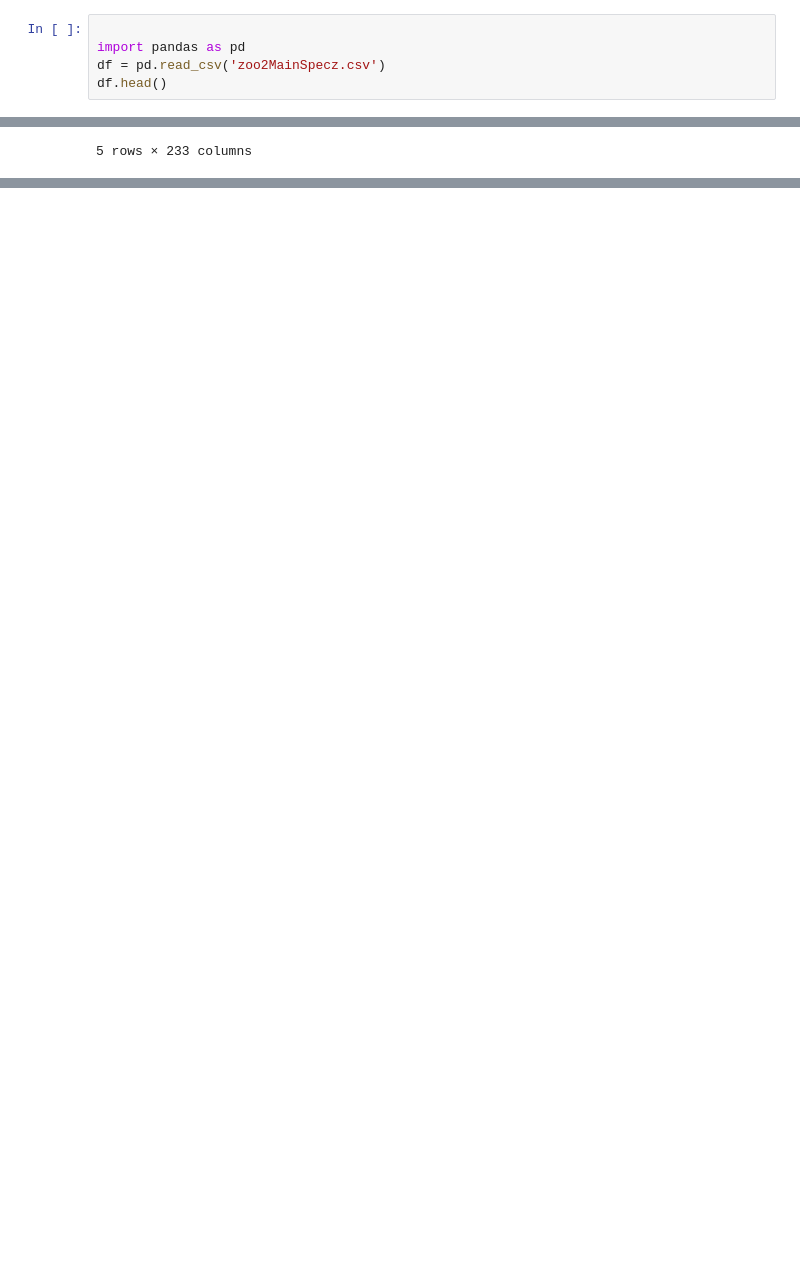
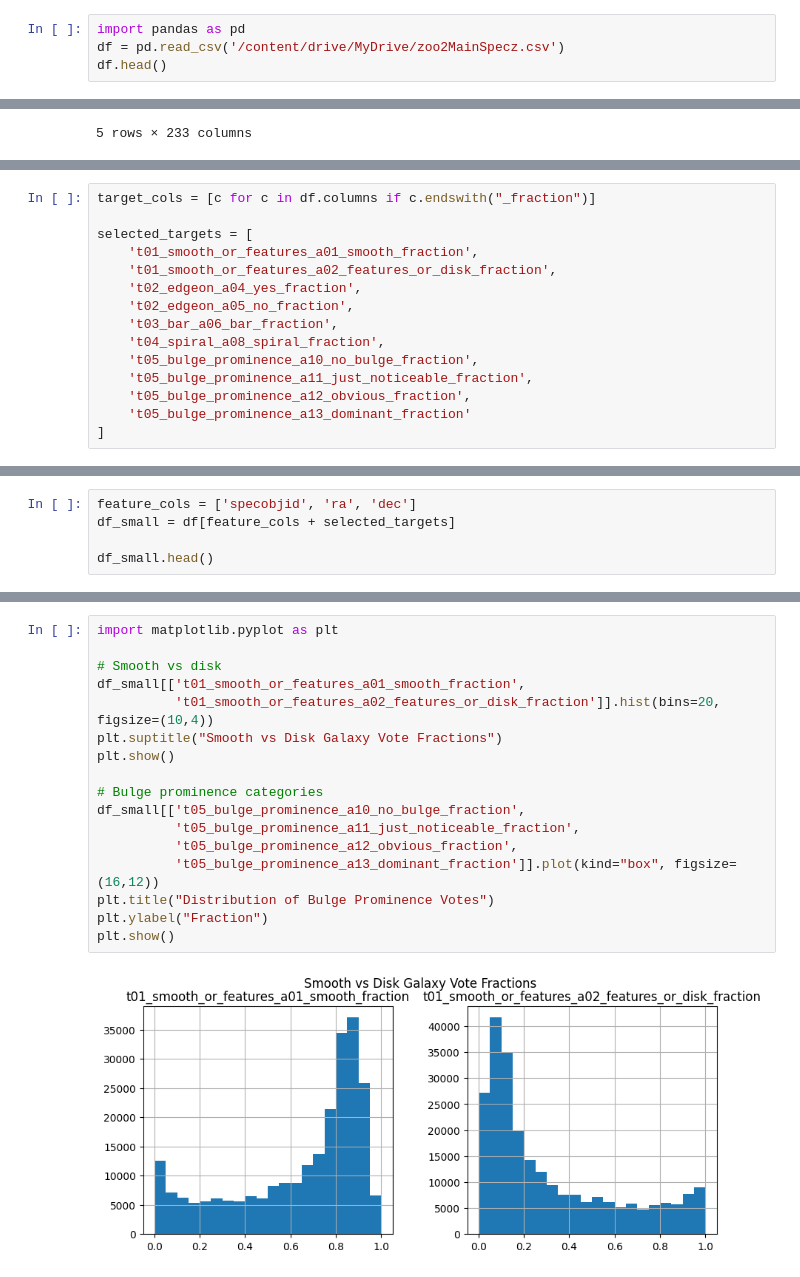
Before and after one commit to la2015-hw/Group_10, a Jupyter notebook: test.ipynb, the cells around one changed output, grey strips where cells are left out. Saved outputs shown, nothing was run; the diff lists cells and outputs as text; blank space fills up the shorter version.

```diff
--- a/test.ipynb
+++ b/test.ipynb
@@ -16,7 +18,6 @@ Saving zoo2MainSpecz.csv to zoo2MainSpecz.csv
 # %%
-
 import pandas as pd
-df = pd.read_csv('zoo2MainSpecz.csv')
+df = pd.read_csv('/content/drive/MyDrive/zoo2MainSpecz.csv')
 df.head()
 # %% [output]
 |  | specobjid | dr8objid | dr7objid | ra | dec | rastring | decstring | sample | gz2class | ... |
@@ -28,0 +51,15 @@ df.head()
+# %%
+target_cols = [c for c in df.columns if c.endswith("_fraction")]
+
+selected_targets = [
+    't01_smooth_or_features_a01_smooth_fraction',
+    't01_smooth_or_features_a02_features_or_disk_fraction',
+    't02_edgeon_a04_yes_fraction',
+    't02_edgeon_a05_no_fraction',
+    't03_bar_a06_bar_fraction',
+    't04_spiral_a08_spiral_fraction',
+    't05_bulge_prominence_a10_no_bulge_fraction',
+    't05_bulge_prominence_a11_just_noticeable_fraction',
+    't05_bulge_prominence_a12_obvious_fraction',
+    't05_bulge_prominence_a13_dominant_fraction'
+]
@@ -28,0 +86,5 @@ df.head()
+# %%
+feature_cols = ['specobjid', 'ra', 'dec']
+df_small = df[feature_cols + selected_targets]
+
+df_small.head()
@@ -28,0 +98,19 @@ df.head()
+# %%
+import matplotlib.pyplot as plt
+
+# Smooth vs disk
+df_small[['t01_smooth_or_features_a01_smooth_fraction',
+          't01_smooth_or_features_a02_features_or_disk_fraction']].hist(bins=20, figsize=(10,4))
+plt.suptitle("Smooth vs Disk Galaxy Vote Fractions")
+plt.show()
+
+# Bulge prominence categories
+df_small[['t05_bulge_prominence_a10_no_bulge_fraction',
+          't05_bulge_prominence_a11_just_noticeable_fraction',
+          't05_bulge_prominence_a12_obvious_fraction',
+          't05_bulge_prominence_a13_dominant_fraction']].plot(kind="box", figsize=(16,12))
+plt.title("Distribution of Bulge Prominence Votes")
+plt.ylabel("Fraction")
+plt.show()
+# %% [output]
+[figure, added]
```
Also changed, not shown: parts of 9 cells of this notebook.
